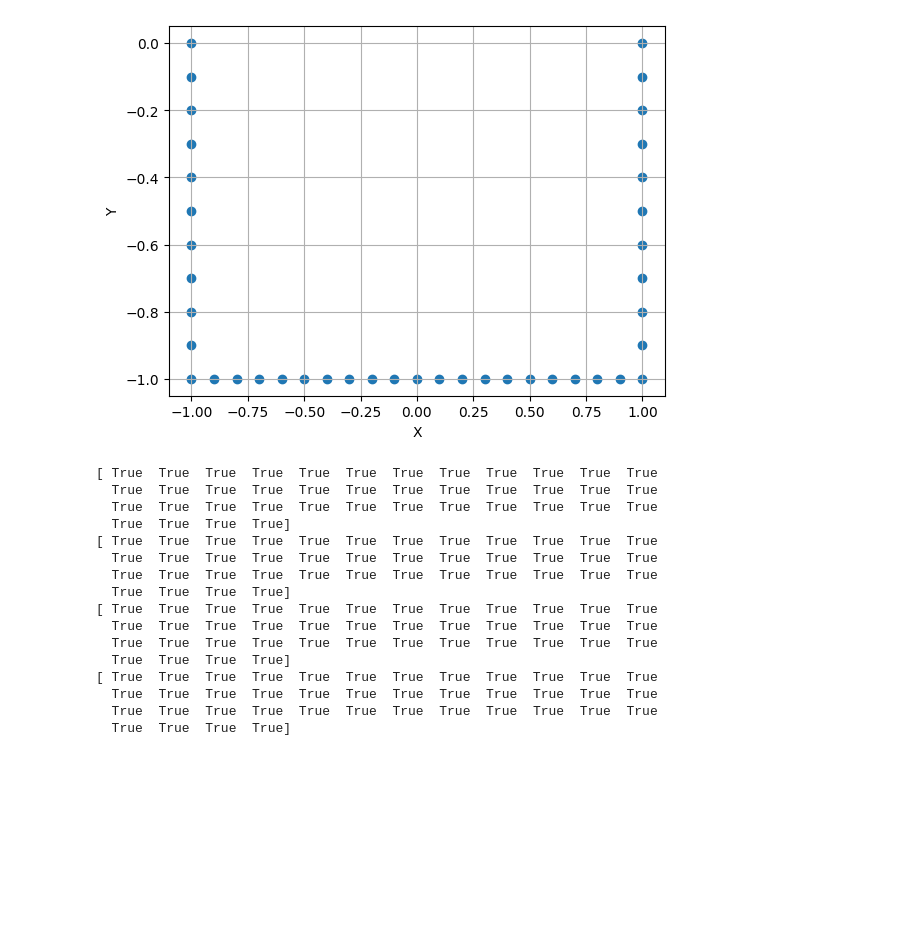
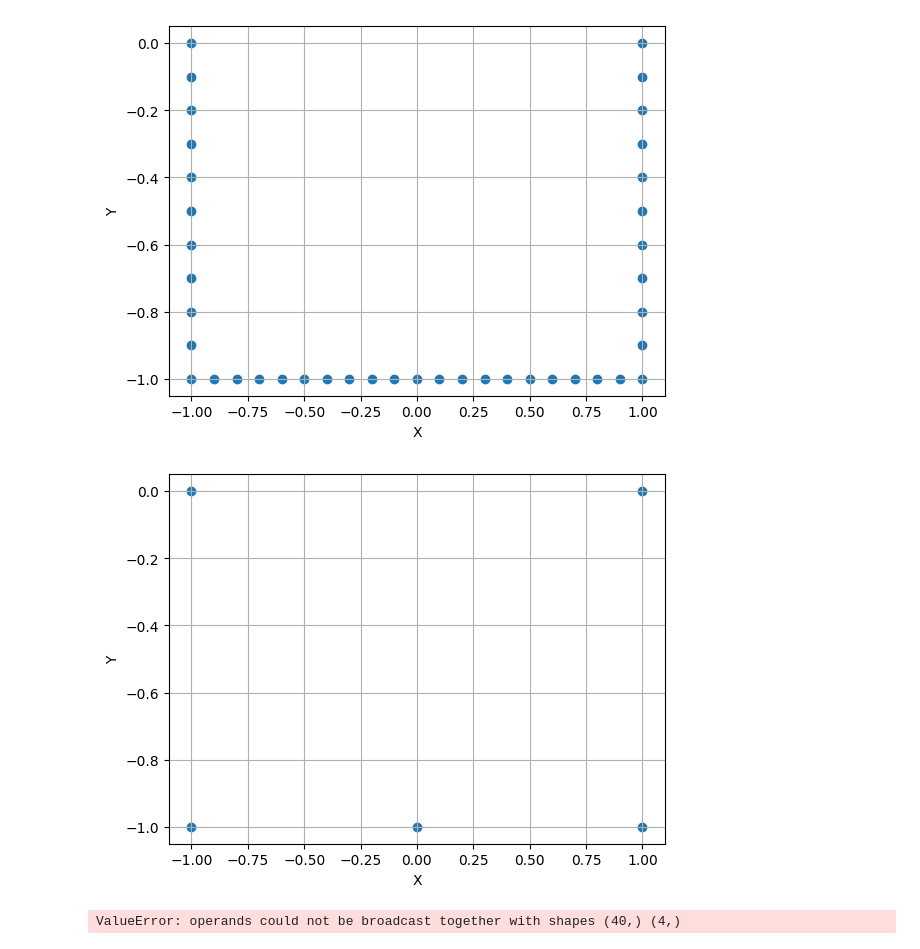
Before and after one commit to AnnaWojciechowska/MEK4420, a Jupyter notebook: Oblig2/discrete_geometry.ipynb, the cells around one changed output. Cells and saved outputs as stored; diff of their text form; code cells hidden in the pictures; blank space fills up the shorter version.

```diff
--- a/Oblig2/discrete_geometry.ipynb
+++ b/Oblig2/discrete_geometry.ipynb
@@ -39,6 +39,11 @@ def calculate_segment_coordinates(depth,length, n_side_segments, n_bottom_segmen
         y_m[i]=-depth+dy*(i1-1)
         x_p[i]=length/2
         y_p[i]=-depth+dy*(i1)
+
+    #
+    stacked_data = np.column_stack((x_m, y_m , x_p, y_p))
+    np.savetxt('box.dat', stacked_data, fmt='%f', delimiter= ' ')
+
     return x_m, y_m, x_p, y_p
 # %%
 #box of draught depth and length
@@ -55,6 +60,21 @@ plt.grid(True)
 plt.show()
 # %% [output]
 [figure]
+# %%
+#box of draught depth and length
+depth = 1
+length = 2
+n_side_sements = 1
+n_bottom_segments = 2
+
+x_m, y_m , x_p, y_p = calculate_segment_coordinates(depth,length, n_side_sements, n_bottom_segments)
+plt.scatter(np.append(x_m, x_p[-1]) ,np.append(y_m, y_p[-1]))
+plt.xlabel('X')
+plt.ylabel('Y')
+plt.grid(True)
+plt.show()
+# %% [output]
+[figure, added]
 # %%
 def get_matlab_results():
     file_path = '/home/anna/MATLAB/R2023b/bin/matlab_points.txt'
@@ -74,19 +94,4 @@ for i in range(0,4):
     print(result)
     assert np.allclose(matlab_results[i], python_results[i], atol=10**(-3)), "Arrays are not equal to 3 decimal places"
 # %% [output]
-[ True  True  True  True  True  True  True  True  True  True  True  True
-  True  True  True  True  True  True  True  True  True  True  True  True
-  True  True  True  True  True  True  True  True  True  True  True  True
-  True  True  True  True]
-[ True  True  True  True  True  True  True  True  True  True  True  True
-  True  True  True  True  True  True  True  True  True  True  True  True
-  True  True  True  True  True  True  True  True  True  True  True  True
-  True  True  True  True]
-[ True  True  True  True  True  True  True  True  True  True  True  True
-  True  True  True  True  True  True  True  True  True  True  True  True
-  True  True  True  True  True  True  True  True  True  True  True  True
-  True  True  True  True]
-[ True  True  True  True  True  True  True  True  True  True  True  True
-  True  True  True  True  True  True  True  True  True  True  True  True
-  True  True  True  True  True  True  True  True  True  True  True  True
-  True  True  True  True]
+ValueError: operands could not be broadcast together with shapes (40,) (4,)
```
Also changed, not shown: 1 other file.
